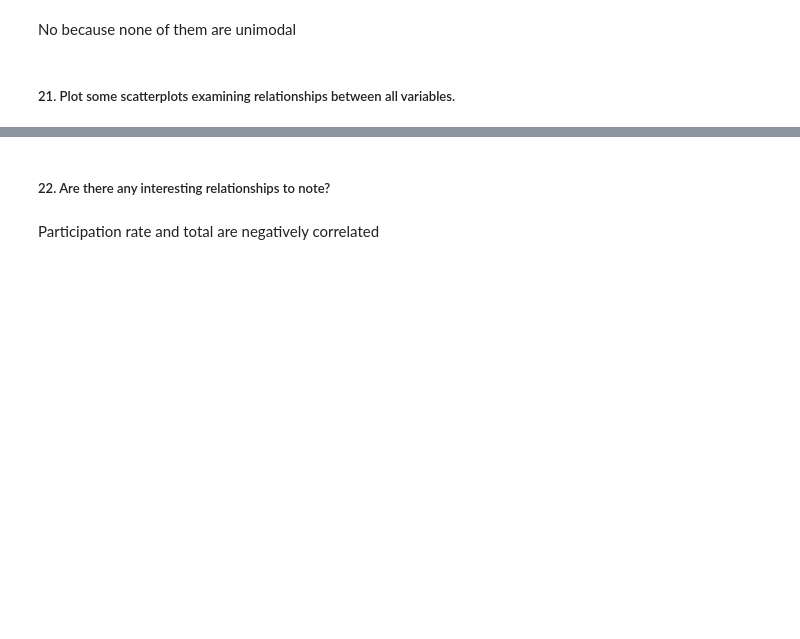
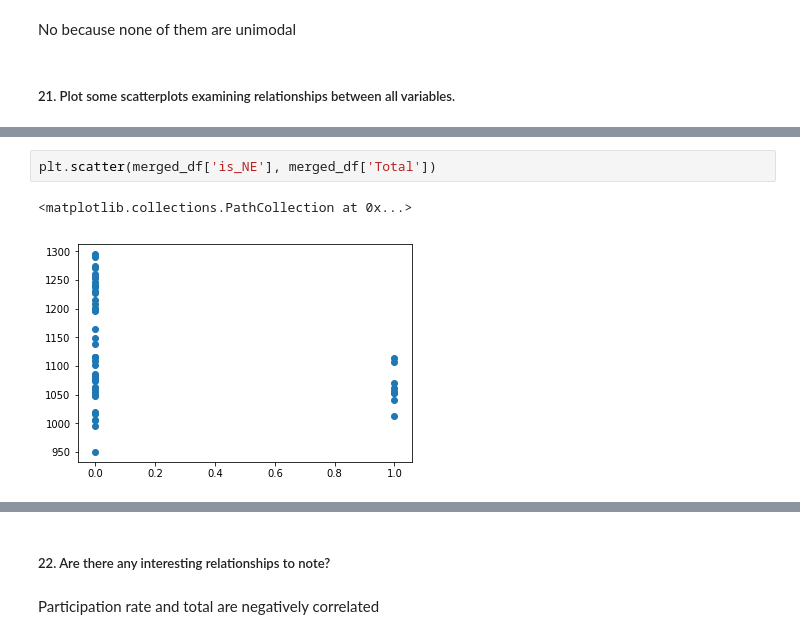
Before and after one commit to RossReisman/Standardized-Test-Data, a Jupyter notebook: code/starter-code.ipynb, the cells around one changed output, grey strips where cells are left out. Saved outputs shown, nothing was run; the diff lists cells and outputs as text; blank space fills up the shorter version.

```diff
--- a/code/starter-code.ipynb
+++ b/code/starter-code.ipynb
@@ -476,0 +575,5 @@ plt.scatter(merged_df['Evidence-Based Reading and Writing'], merged_df['Reading'
+# %%
+plt.scatter(merged_df['is_NE'], merged_df['Total'])
+# %% [output]
+<matplotlib.collections.PathCollection at 0x...>
+[figure, added]
```
Also changed, not shown: parts of 24 cells of this notebook.
